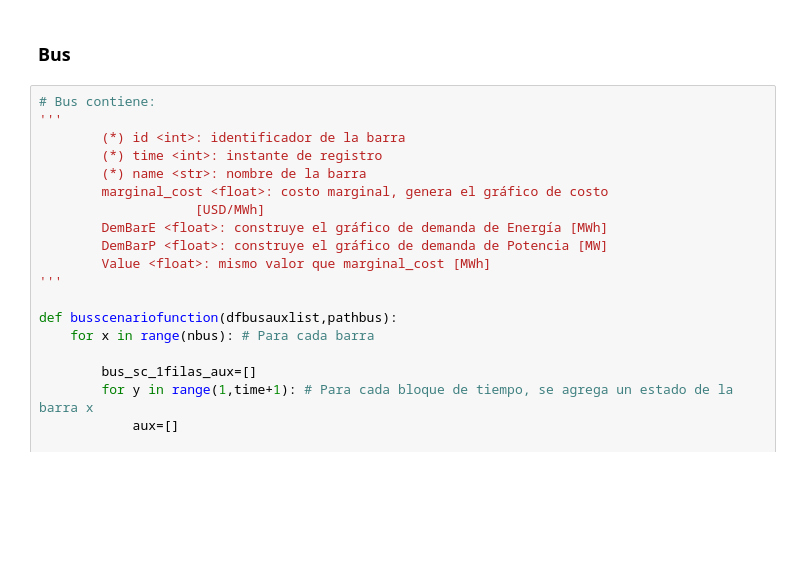
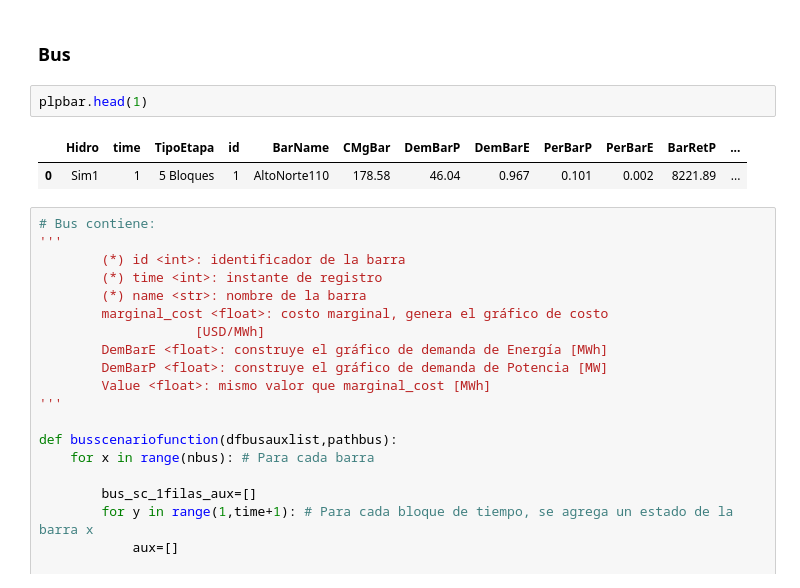
Before and after one commit to NicoBrandstetterr/patosProyect, a Jupyter notebook: Datacreatorplp20230104.ipynb, the cells around one changed output. Drawn from its saved outputs; the diff is of its cells as text; blank space fills up the shorter version.

```diff
--- a/Datacreatorplp20230104.ipynb
+++ b/Datacreatorplp20230104.ipynb
@@ -397,6 +470,11 @@ Procesando datos de NvaCauquenes220->Parral154 [325/325]
 ## Creando scenarios
 # %% [markdown]
 ### Bus
+# %%
+plpbar.head(1)
+# %% [output]
+|  | Hidro | time | TipoEtapa | id | BarName | CMgBar | DemBarP | DemBarE | PerBarP | PerBarE | BarRetP | ... |
+| 0 | Sim1 | 1 | 5 Bloques | 1 | AltoNorte110 | 178.58 | 46.04 | 0.967 | 0.101 | 0.002 | 8221.89 | ... |
 # %%
 # Bus contiene:
 '''
```
Also changed, not shown: parts of 8 cells of this notebook, 5 other files.
